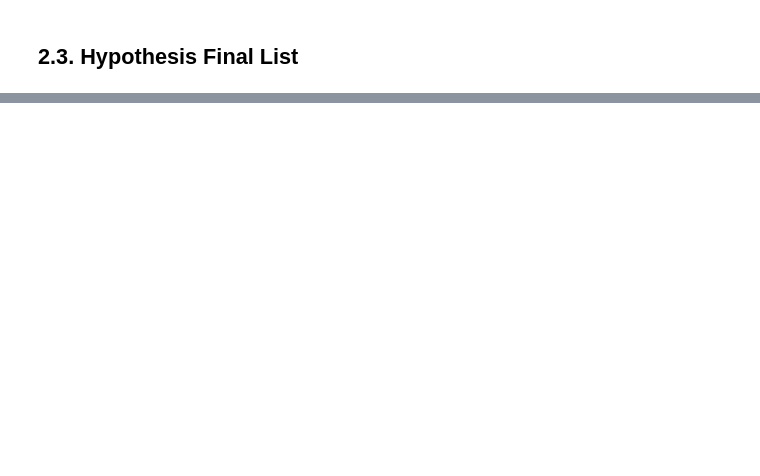
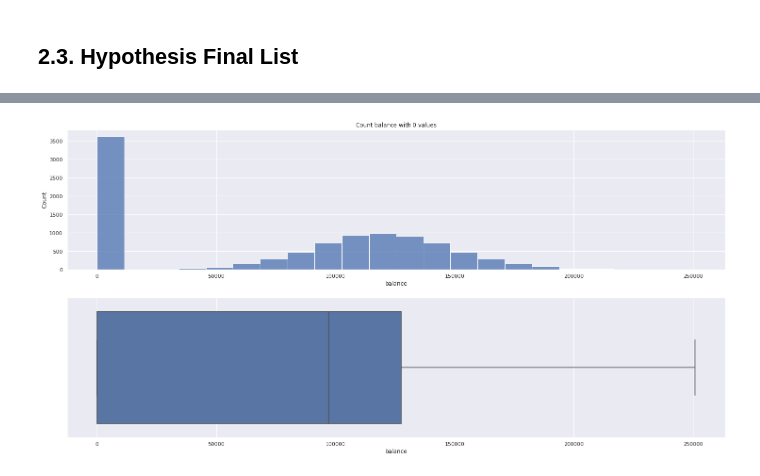
Before and after one commit to tadeucbm/churn_predict, a Jupyter notebook: notebooks/c1_churn_predict.ipynb, the cells around one changed output, grey strips where cells are left out. Drawn from its saved outputs; the diff is of its cells as text; code cells hidden in the pictures; blank space fills up the shorter version.

```diff
--- a/notebooks/c1_churn_predict.ipynb
+++ b/notebooks/c1_churn_predict.ipynb
@@ -266,0 +371,5 @@ Image(img_url)
+# %%
+# plot balance with 0 balance values
+plot_dist(df3['balance'], title='Count balance with 0 values')
+# %% [output]
+[figure, added]
```
Also changed, not shown: parts of 29 cells of this notebook.
